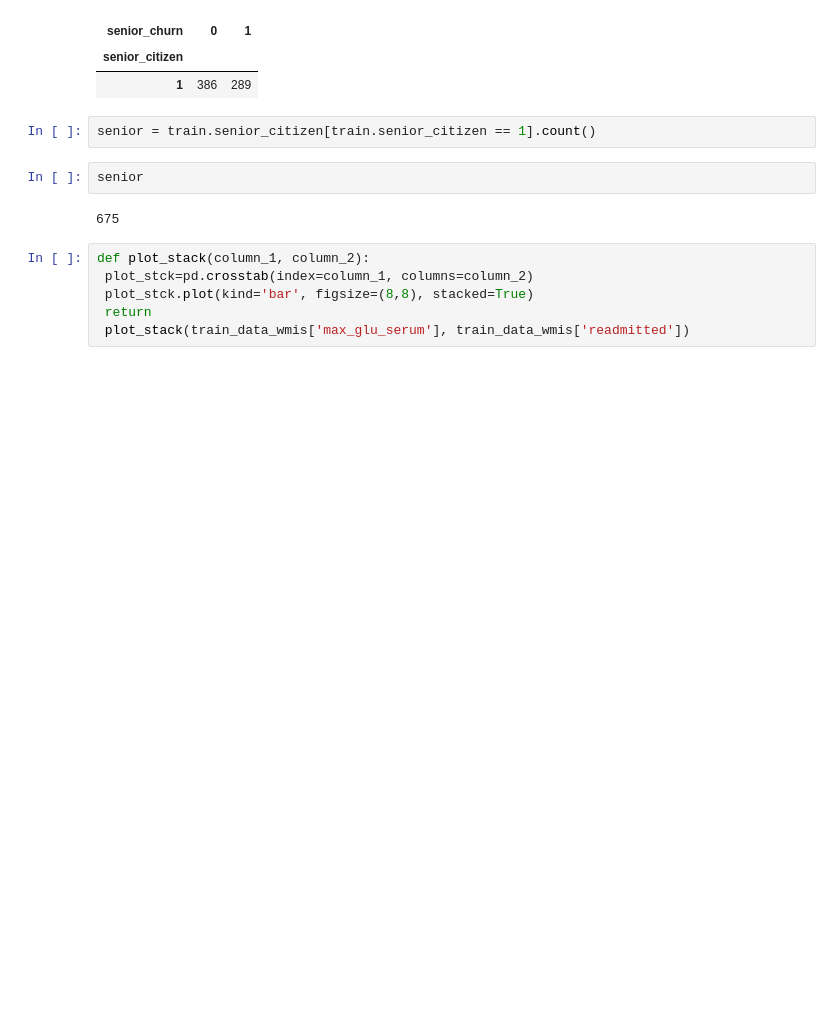
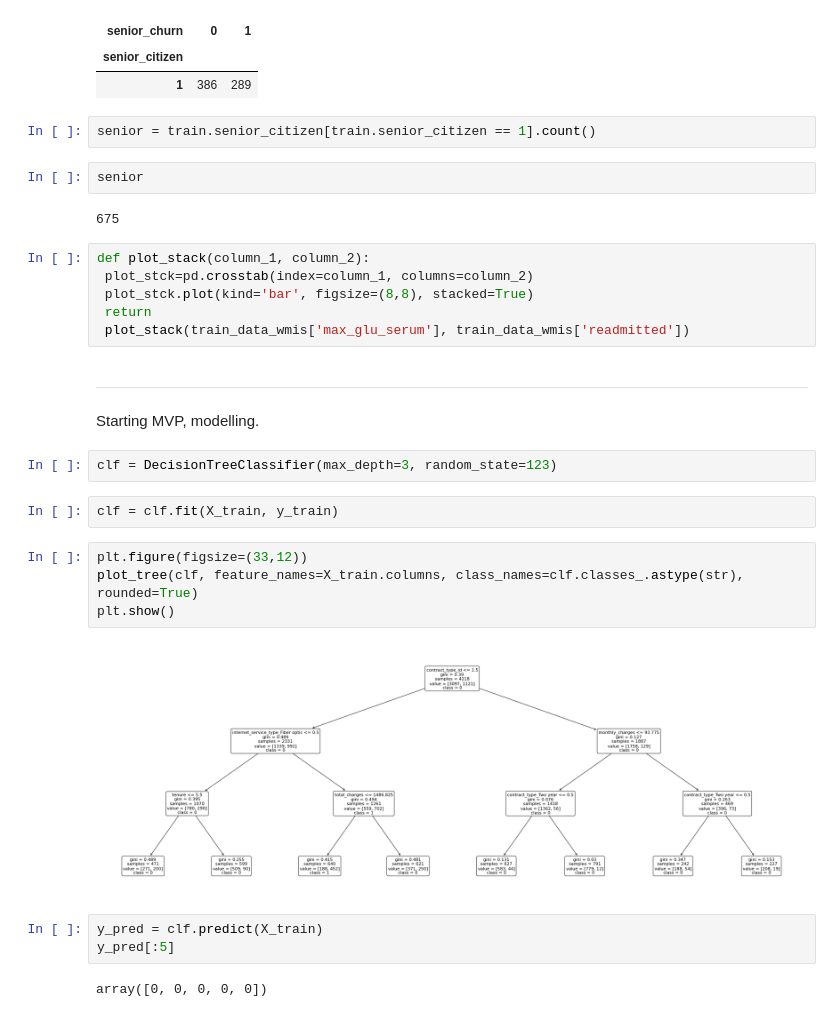
Before and after one commit to JenniferMLewis/Classification_Project_Part_1, a Jupyter notebook: initial_notebook.ipynb, the cells around one changed output. Cells and saved outputs as stored; diff of their text form; blank space fills up the shorter version.

```diff
--- a/initial_notebook.ipynb
+++ b/initial_notebook.ipynb
@@ -135,3 +141,22 @@ def plot_stack(column_1, column_2):
  plot_stck.plot(kind='bar', figsize=(8,8), stacked=True)
  return
  plot_stack(train_data_wmis['max_glu_serum'], train_data_wmis['readmitted'])
+# %% [markdown]
+------
+# %% [markdown]
+Starting MVP, modelling.
+# %%
+clf = DecisionTreeClassifier(max_depth=3, random_state=123)
+# %%
+clf = clf.fit(X_train, y_train)
+# %%
+plt.figure(figsize=(33,12))
+plot_tree(clf, feature_names=X_train.columns, class_names=clf.classes_.astype(str), rounded=True)
+plt.show()
+# %% [output]
+[figure, added]
+# %%
+y_pred = clf.predict(X_train)
+y_pred[:5]
+# %% [output]
+array([0, 0, 0, 0, 0])
```
Also changed, not shown: parts of 12 cells of this notebook.
